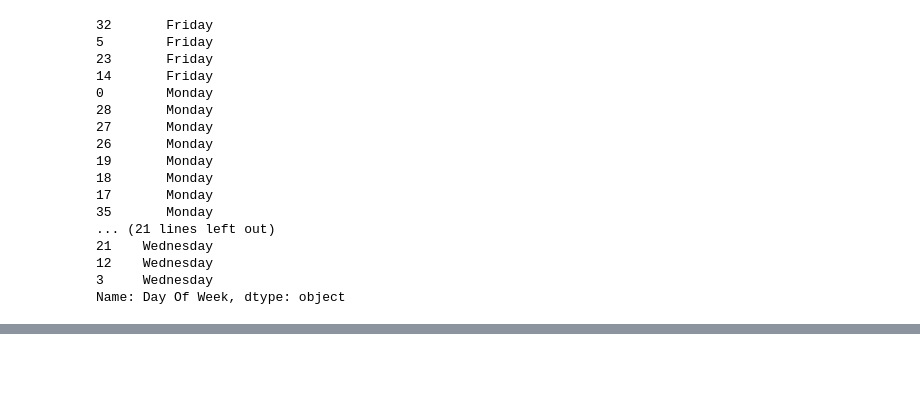
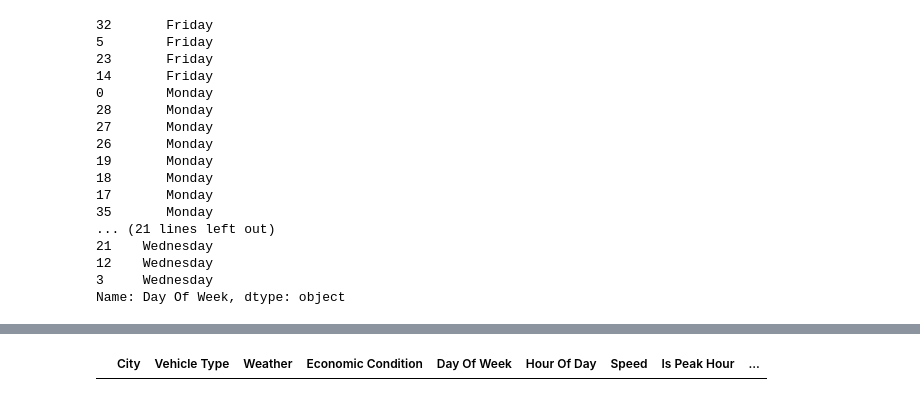
Before and after one commit to MR-ROGUE01/ai-ml-python-libraries, a Jupyter notebook: PANDAS/03_Summary Functions and Maps.ipynb, the cells around one changed output, grey strips where cells are left out. Cells and saved outputs as stored; diff of their text form; code cells hidden in the pictures; blank space fills up the shorter version.

```diff
--- a/PANDAS/03_Summary Functions and Maps.ipynb
+++ b/PANDAS/03_Summary Functions and Maps.ipynb
@@ -360,0 +401,4 @@ Name: Day Of Week, dtype: object
+# %%
+data[pd.isnull(data['Energy Consumption'])]
+# %% [output]
+|  | City | Vehicle Type | Weather | Economic Condition | Day Of Week | Hour Of Day | Speed | Is Peak Hour | ... |
```
Also changed, not shown: parts of 12 cells of this notebook.
